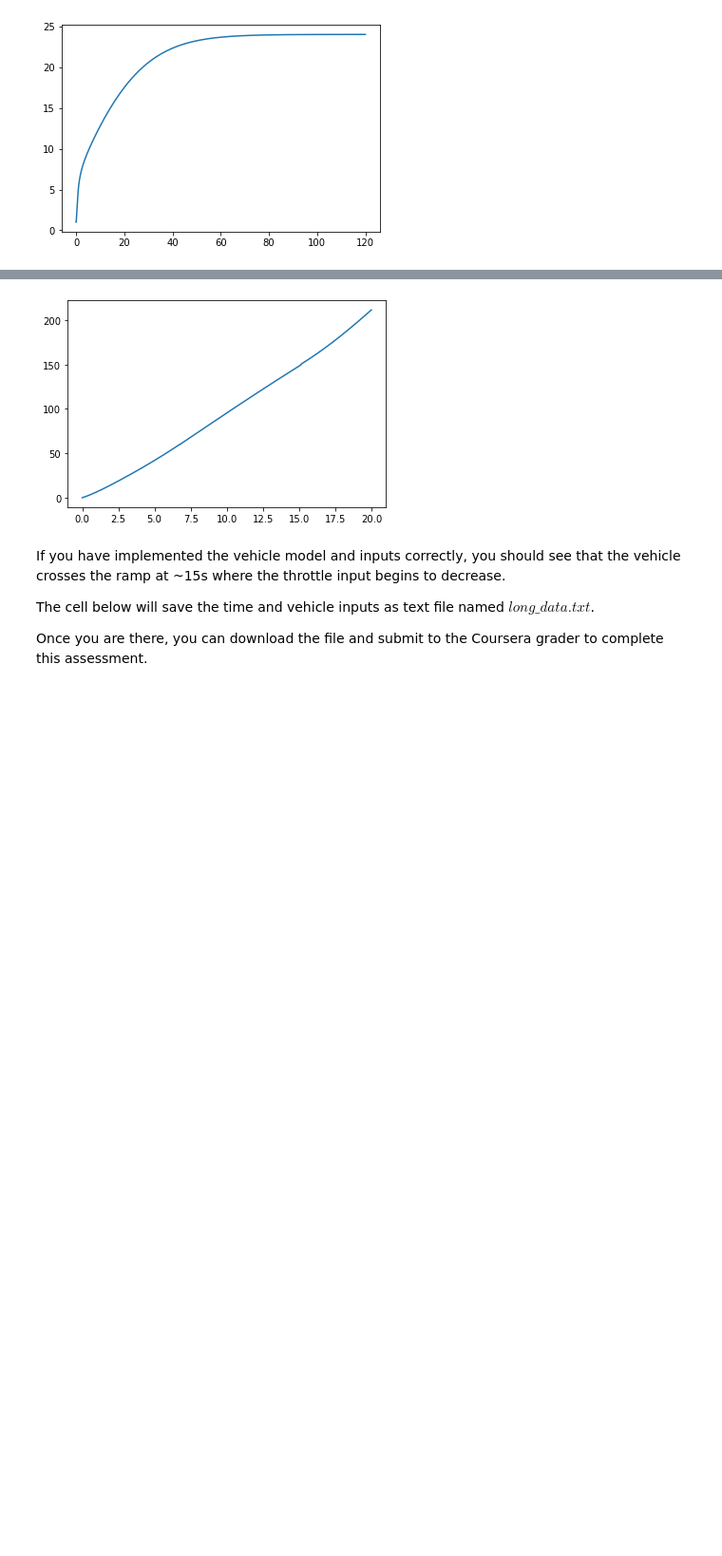
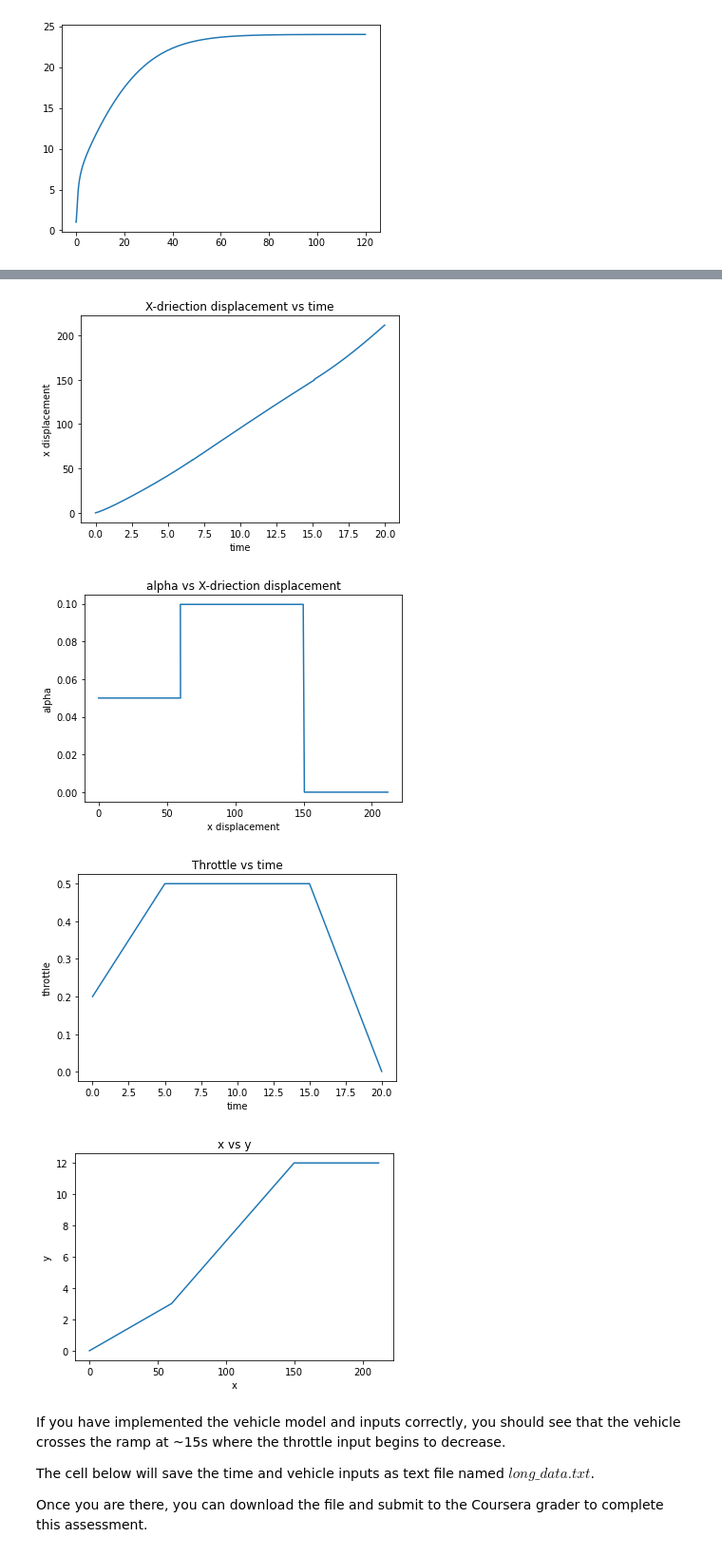
Before and after one commit to IDzetI/Creation-of-a-vehicle-model-and-trajectory-control, a Jupyter notebook: assignment1_2.ipynb, the cells around one changed output, grey strips where cells are left out. Shown at 95% size. Cells and saved outputs as stored; diff of their text form; code cells hidden in the pictures; blank space fills up the shorter version.

```diff
--- a/assignment1_2.ipynb
+++ b/assignment1_2.ipynb
@@ -162,49 +162,63 @@ In the cell below, implement the ramp angle profile $\alpha (x)$ and throttle pr
 time_end = 20
 t_data = np.arange(0,time_end,sample_time)
 x_data = np.zeros_like(t_data)
-
-# reset the states
-model.reset()
-
-# ==================================
-#  Your solution begins here
-# ==================================
-
 y_data = np.zeros_like(t_data)
 throttle = np.zeros_like(t_data)
 alpha = np.zeros_like(t_data)
 prev_y = 0
 prev_x = 0
+
+# reset the states
+model.reset()
+
 
 for i in range(t_data.shape[0]):
     if t_data[i] <= 5:
         throttle[i] = 0.2 + 0.3 / 5 * t_data[i]
     elif t_data[i] <= 15:
         throttle[i] = 0.5
     else:
         throttle[i] = 0.5 - 0.5/5*(t_data[i] - 15)
 
     displacement = model.x
 
     if displacement <= 60.075: alpha[i] = 0.0499583957
     elif displacement <= 60.075+90.45: alpha[i] = 0.0996686525
     else: alpha[i] = 0
 
     x_data[i] = displacement * np.cos(alpha[i])
     y_data[i] = prev_y + (x_data[i] - prev_x) * np.tan(alpha[i])
     prev_x = x_data[i]
     prev_y = y_data[i]
 
     model.step(throttle[i], alpha[i])
-# ==================================
-#  Your solution ends here
-# ==================================
 
 # Plot x vs t for visualization
 plt.plot(t_data, x_data)
+plt.title("X-driection displacement vs time")
+plt.xlabel("time")
+plt.ylabel("x displacement")
 plt.show()
+plt.plot(x_data, alpha)
+plt.title("alpha vs X-driection displacement")
+plt.xlabel("x displacement")
+plt.ylabel("alpha")
+plt.show()
+plt.plot(t_data, throttle)
+plt.title("Throttle vs time")
+plt.xlabel("time")
+plt.ylabel("throttle")
+plt.show()
+plt.plot(x_data, y_data)
+plt.title("x vs y")
+plt.xlabel("x")
+plt.ylabel("y")
+plt.show()
 # %% [output]
-[figure, old version]
+[figure, new version]
+[figure, added]
+[figure, added]
+[figure, added]
 # %% [markdown]
 If you have implemented the vehicle model and inputs correctly, you should see that the vehicle crosses the ramp at ~15s where the throttle input begins to decrease.
 
```
Also changed, not shown: parts of 1 cell of this notebook.
